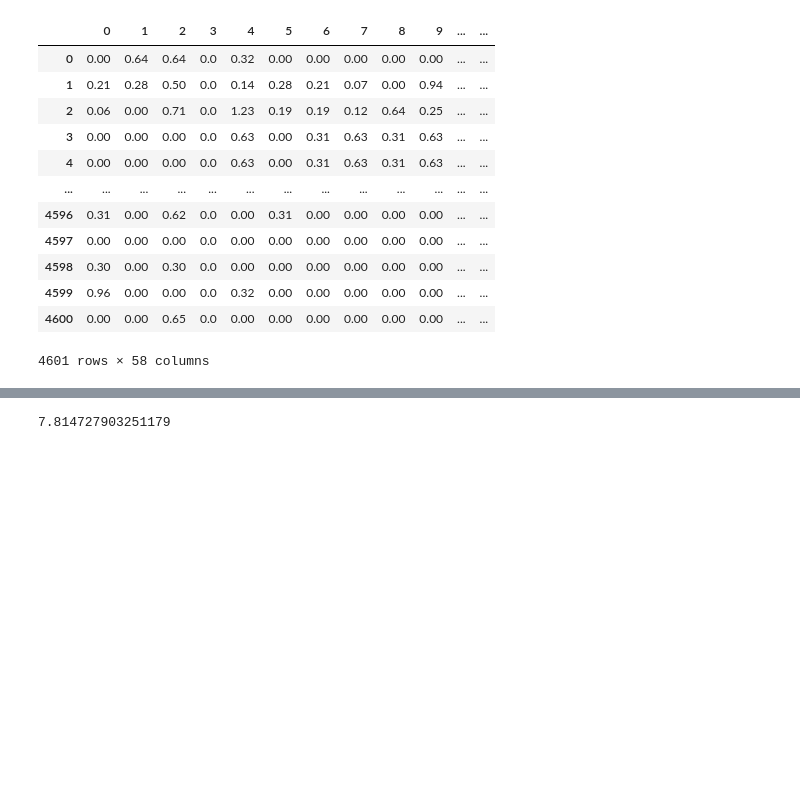
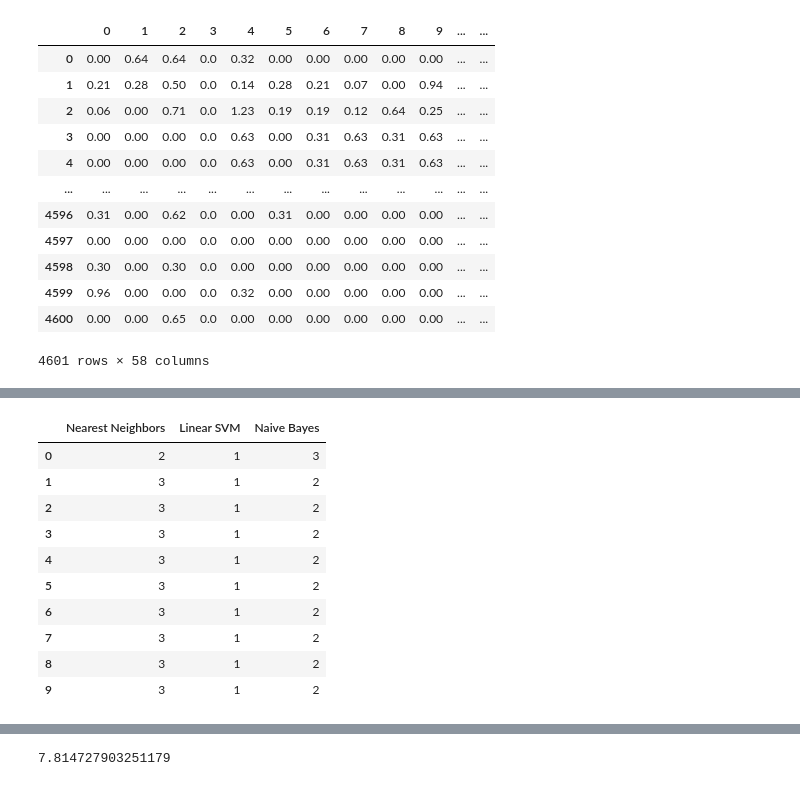
Before and after one commit to toksdprogrammer1/mlassignment2, a Jupyter notebook: SupervisedClassification.ipynb, the cells around one changed output, grey strips where cells are left out. Saved outputs shown, nothing was run; the diff lists cells and outputs as text; code cells hidden in the pictures; blank space fills up the shorter version.

```diff
--- a/SupervisedClassification.ipynb
+++ b/SupervisedClassification.ipynb
@@ -118,2 +115,20 @@ for name, clf in zip(names, classifiers):
+# %%
+def calculate_rank(metrics):
+    rank1 = []
+    rank2 = []
+    rank3 = []
+    for index, row in metrics.iterrows():
+        temp = row.copy()
+        sorted = -np.sort(-temp.values)
+        rank1.append(sorted.tolist().index(row[0]) + 1)
+        rank2.append(sorted.tolist().index(row[1]) + 1)
+        rank3.append(sorted.tolist().index(row[2]) + 1)
+
+        result = {}
+    result["Nearest Neighbors"] = rank1
+    result["Linear SVM"] = rank2
+    result["Naive Bayes"] = rank3
+    ranking_df = pd.DataFrame.from_dict(result)
+    return ranking_df
 # %%
 #1) computational performance in terms of training time,
@@ -123,2 +149,18 @@ performance
+# %%
+#Calculate the ranks of training time metrics
+training_time_metrics_ranking = calculate_rank(training_time_metrics)
+training_time_metrics_ranking
+# %% [output]
+|  | Nearest Neighbors | Linear SVM | Naive Bayes |
+| 0 | 2 | 1 | 3 |
+| 1 | 3 | 1 | 2 |
+| 2 | 3 | 1 | 2 |
+| 3 | 3 | 1 | 2 |
+| 4 | 3 | 1 | 2 |
+| 5 | 3 | 1 | 2 |
+| 6 | 3 | 1 | 2 |
+| 7 | 3 | 1 | 2 |
+| 8 | 3 | 1 | 2 |
+| 9 | 3 | 1 | 2 |
 # %%
 #) predictive performance based on accuracy,
```
Also changed, not shown: parts of 29 cells of this notebook, 1 other file.
